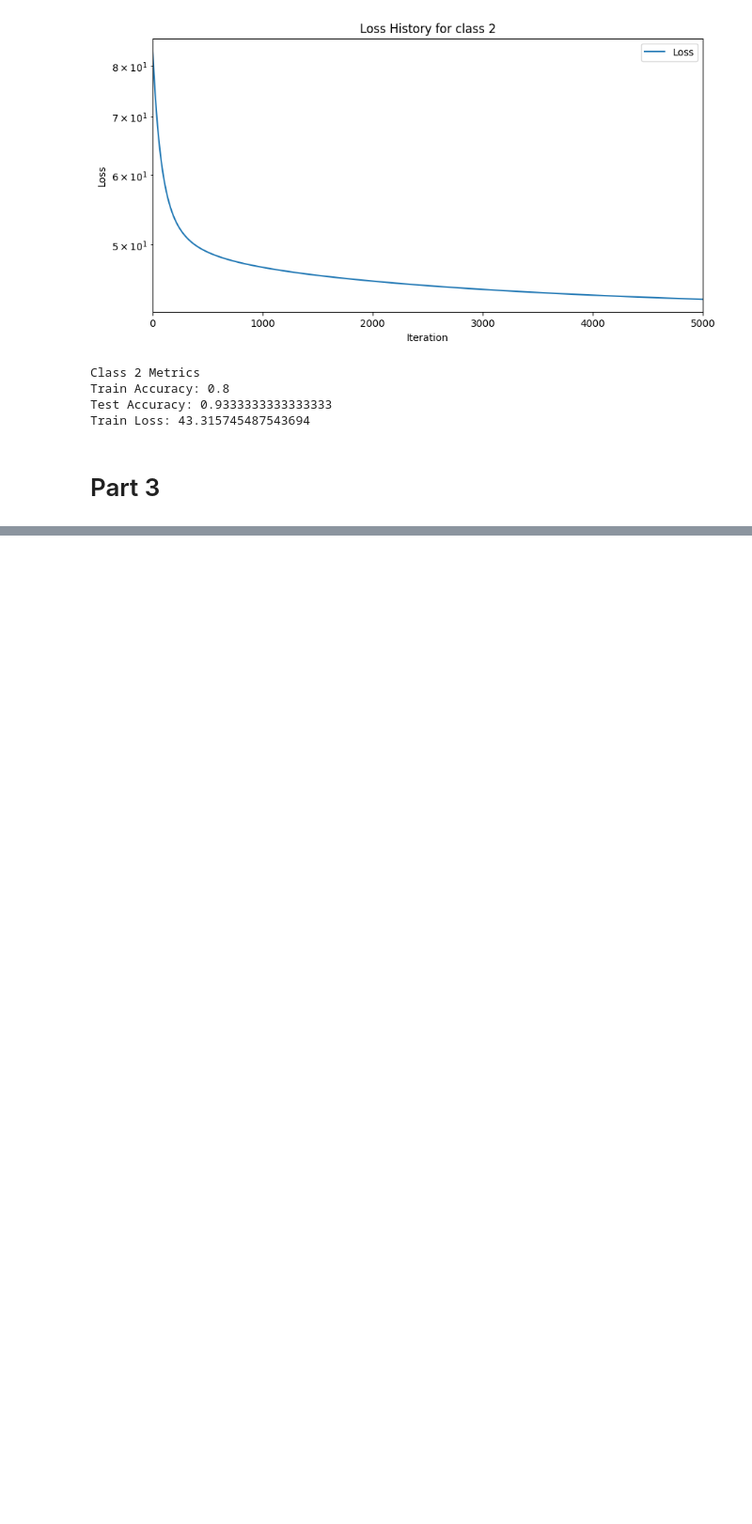
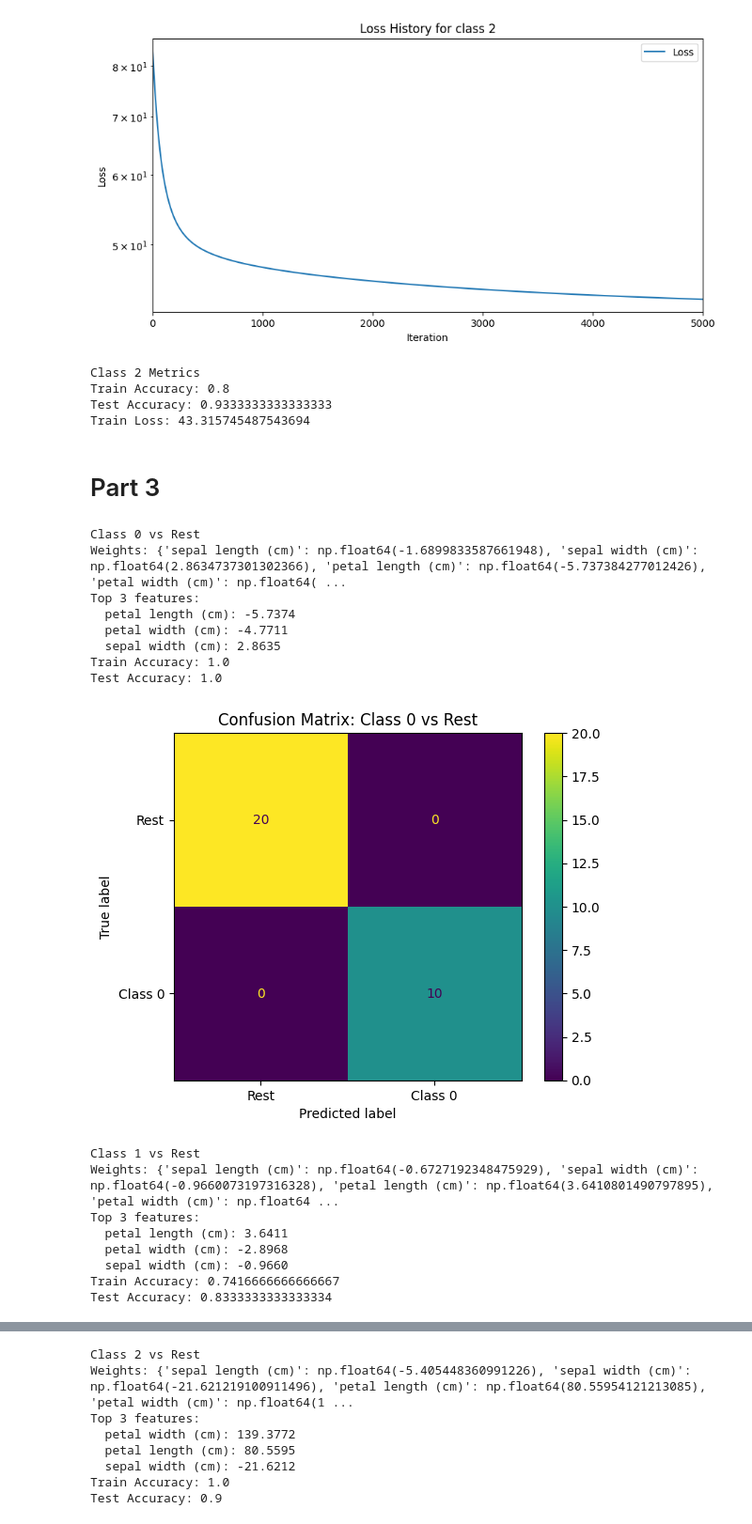
Before and after one commit to LoganBolton/spring2026_classes, a Jupyter notebook: machine_learning/Assignment2/hw2.ipynb, the cells around one changed output, grey strips where cells are left out. Shown at 94% size. Cells and saved outputs as stored; diff of their text form; code cells hidden in the pictures; blank space fills up the shorter version.

```diff
--- a/machine_learning/Assignment2/hw2.ipynb
+++ b/machine_learning/Assignment2/hw2.ipynb
@@ -116,3 +116,53 @@ Test Accuracy: 0.9333333333333333
 Train Loss: 43.315745487543694
 # %% [markdown]
 # Part 3
+# %%
+from sklearn.linear_model import LogisticRegression
+from sklearn.metrics import confusion_matrix, ConfusionMatrixDisplay
+
+feature_names = dataset.feature_names
+
+for c in [0, 1, 2]:
+    model = LogisticRegression(penalty=None, max_iter=10000)
+    model.fit(X_train_scaled, y_train_binary[c])
+
+    weights = model.coef_[0]
+    sorted_indices = np.argsort(np.abs(weights))[::-1]
+
+    y_train_pred = model.predict(X_train_scaled)
+    y_test_pred = model.predict(X_test_scaled)
+
+    print(f"Class {c} vs Rest")
+    print(f"Weights: {dict(zip(feature_names, weights))}")
+    print(f"Top 3 features:")
+    for i in range(3):
+        idx = sorted_indices[i]
+        print(f"  {feature_names[idx]}: {weights[idx]:.4f}")
+
+
+    print(f"Train Accuracy: {np.mean(y_train_pred == y_train_binary[c])}")
+    print(f"Test Accuracy: {np.mean(y_test_pred == y_test_binary[c])}")
+
+    cm = confusion_matrix(y_test_binary[c], y_test_pred)
+    disp = ConfusionMatrixDisplay(cm, display_labels=["Rest", f"Class {c}"])
+    disp.plot()
+    plt.title(f"Confusion Matrix: Class {c} vs Rest")
+    plt.show()
+# %% [output]
+Class 0 vs Rest
+Weights: {'sepal length (cm)': np.float64(-1.6899833587661948), 'sepal width (cm)': np.float64(2.8634737301302366), 'petal length (cm)': np.float64(-5.737384277012426), 'petal width (cm)': np.float64( ...
+Top 3 features:
+  petal length (cm): -5.7374
+  petal width (cm): -4.7711
+  sepal width (cm): 2.8635
+Train Accuracy: 1.0
+Test Accuracy: 1.0
+[figure, added]
+Class 1 vs Rest
+Weights: {'sepal length (cm)': np.float64(-0.6727192348475929), 'sepal width (cm)': np.float64(-0.9660073197316328), 'petal length (cm)': np.float64(3.6410801490797895), 'petal width (cm)': np.float64 ...
+Top 3 features:
+  petal length (cm): 3.6411
+  petal width (cm): -2.8968
+  sepal width (cm): -0.9660
+Train Accuracy: 0.7416666666666667
+Test Accuracy: 0.8333333333333334
@@ -118,0 +170,8 @@ Train Loss: 43.315745487543694
+Class 2 vs Rest
+Weights: {'sepal length (cm)': np.float64(-5.405448360991226), 'sepal width (cm)': np.float64(-21.621219100911496), 'petal length (cm)': np.float64(80.55954121213085), 'petal width (cm)': np.float64(1 ...
+Top 3 features:
+  petal width (cm): 139.3772
+  petal length (cm): 80.5595
+  sepal width (cm): -21.6212
+Train Accuracy: 1.0
+Test Accuracy: 0.9
```
Also changed, not shown: parts of 1 cell of this notebook.
